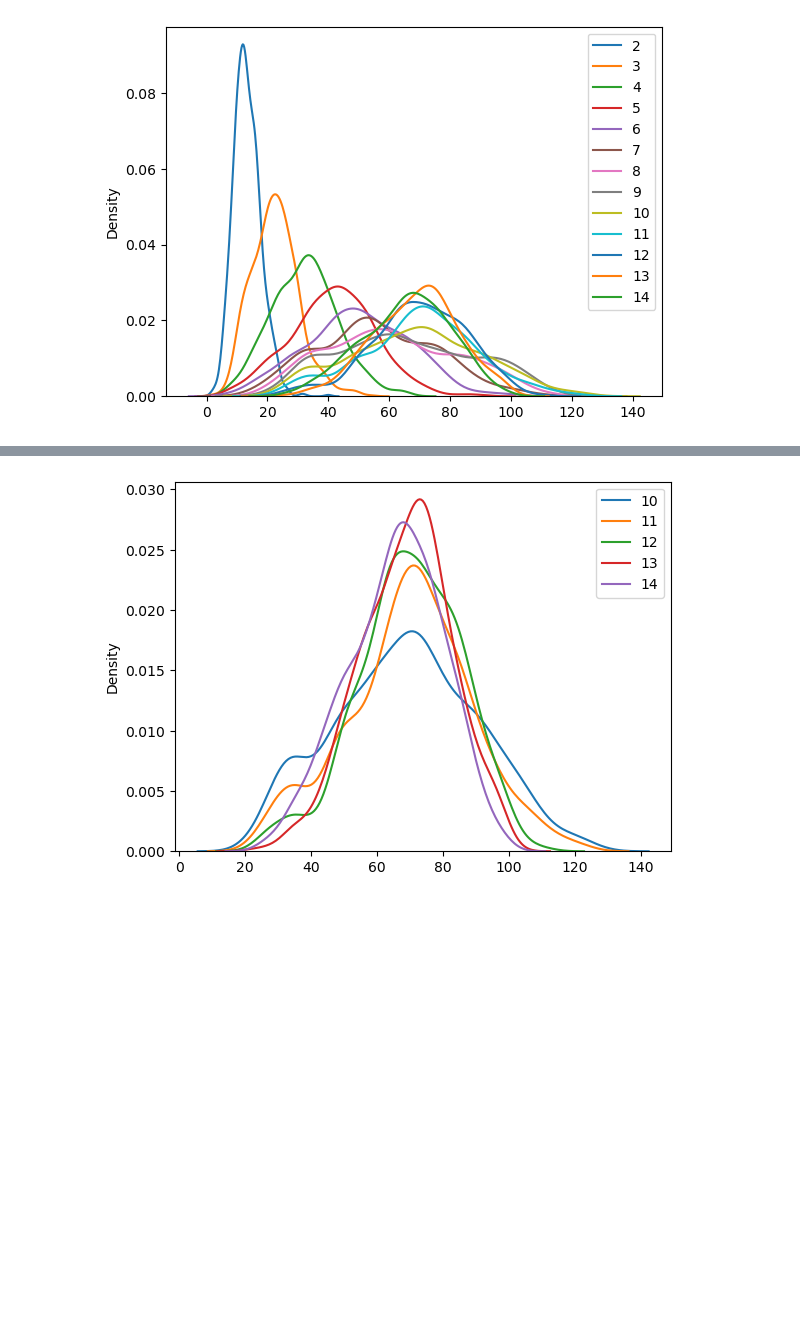
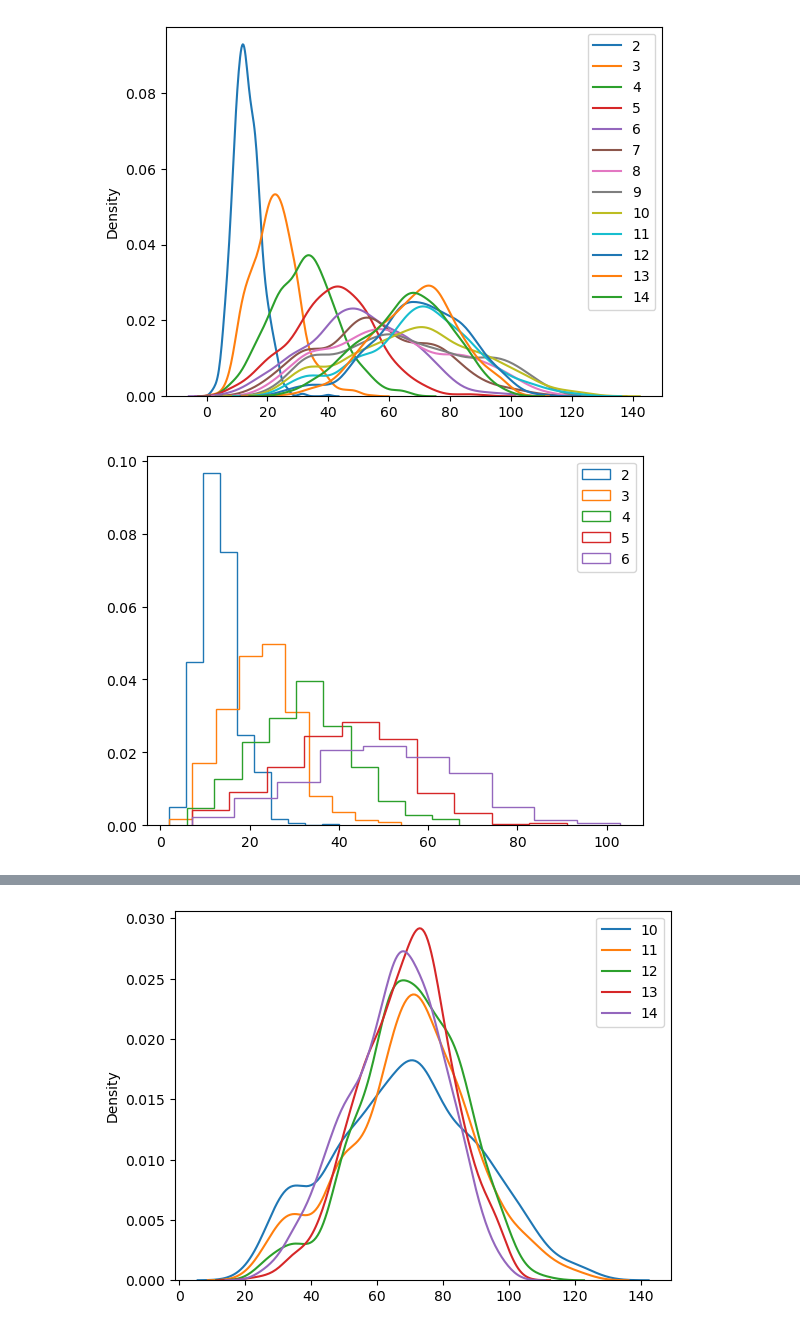
Before and after one commit to PRISBteam/Voronoi_PCC_Analyser, a Jupyter notebook: Disorientations.ipynb, the cells around one changed output, grey strips where cells are left out. Cells and saved outputs as stored; diff of their text form; code cells hidden in the pictures; blank space fills up the shorter version.

```diff
--- a/Disorientations.ipynb
+++ b/Disorientations.ipynb
@@ -22,0 +39,16 @@ c.find_neighbors_of_order(20)
+# %%
+averages = []
+for i in range(1, 21):
+    averages.append(c.get_neighbor_stats(i).mean().round(1))
+# %%
+mins = []
+for i in range(1, 21):
+    mins.append(c.get_neighbor_stats(i).min().round(1))
+# %%
+maxs = []
+for i in range(1, 21):
+    maxs.append(c.get_neighbor_stats(i).max().round(1))
+# %%
+stds = []
+for i in range(1, 21):
+    stds.append(c.get_neighbor_stats(i).std(ddof=1).round(1))
@@ -27,3 +82,10 @@ plt.legend()
 plt.show()
 # %% [output]
 [figure]
+# %%
+for i in range(2, 7):
+    plt.hist(c.get_neighbor_stats(i), label=str(i), histtype='step', density=True)
+plt.legend()
+plt.show()
+# %% [output]
+[figure, added]
```
Also changed, not shown: parts of 26 cells of this notebook.
